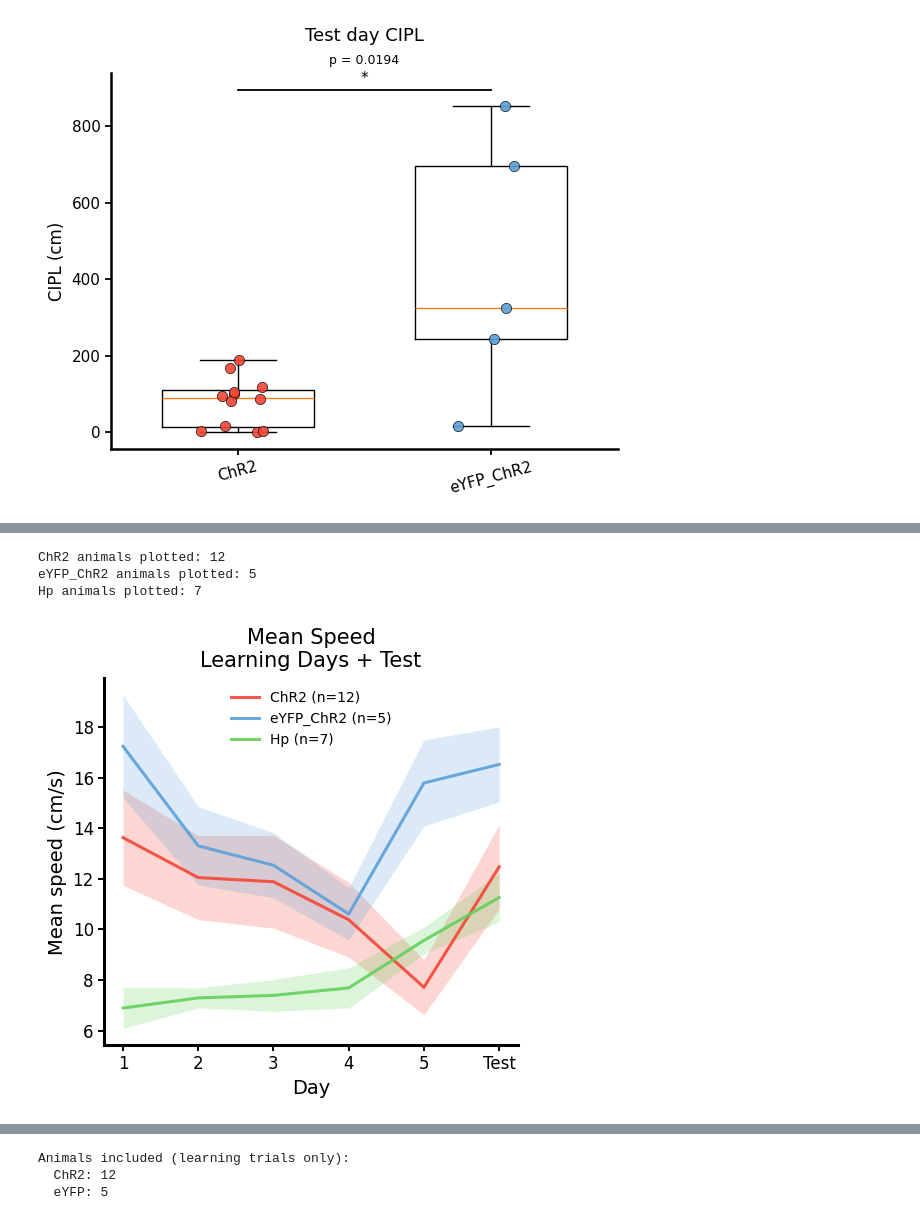
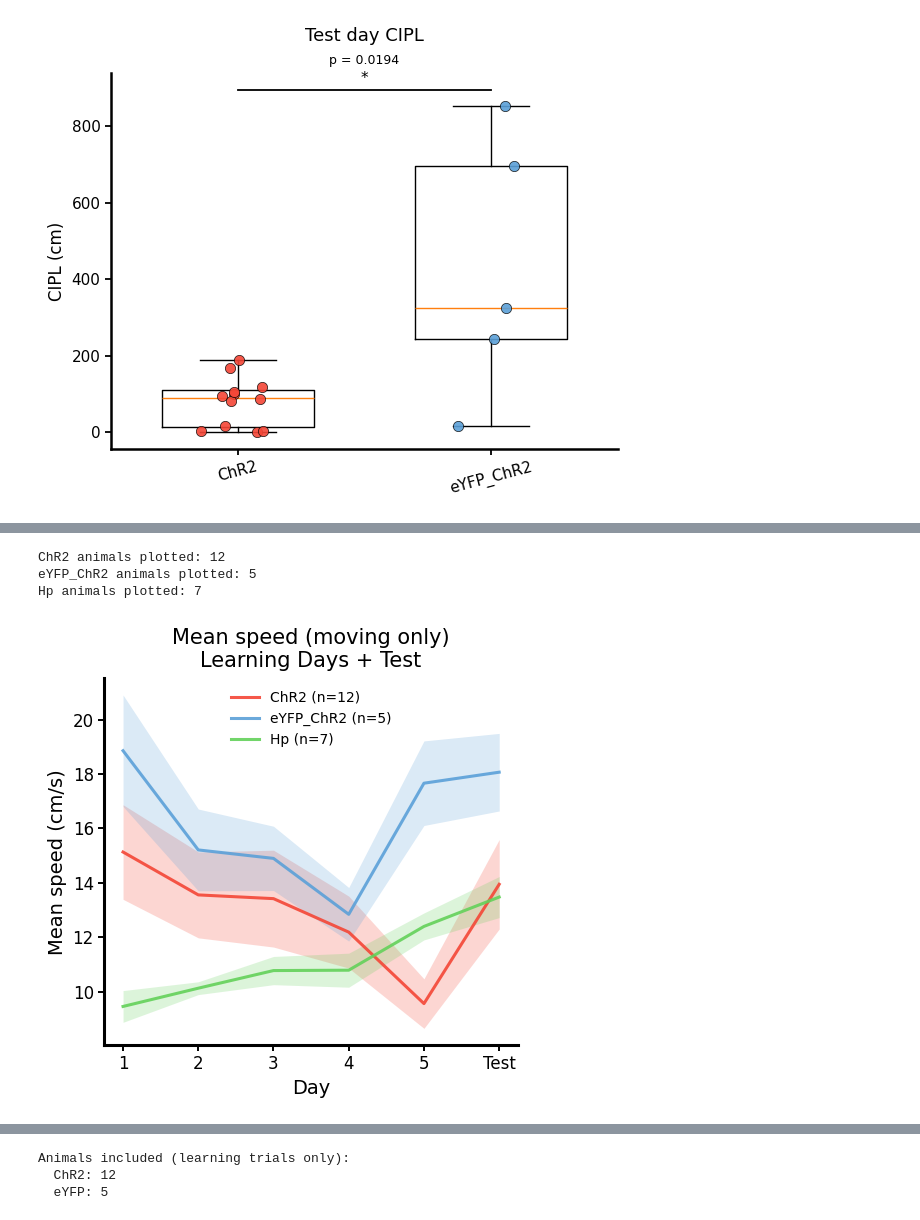
Before and after one commit to Koushouu/Cheeseboard, a Jupyter notebook: exploratory/distance_and_speed.ipynb, the cells around one changed output, grey strips where cells are left out. Saved outputs shown, nothing was run; the diff lists cells and outputs as text; code cells hidden in the pictures.

```diff
--- a/exploratory/distance_and_speed.ipynb
+++ b/exploratory/distance_and_speed.ipynb
@@ -166,7 +166,7 @@ def get_genotype_color(genotype=None):
     genotype_color['Hp'] = '#63D15Aff'
     genotype_color['ArchT'] = '#FF9BD6ff'
     genotype_color['eYFP_ArchT'] = '#5ba0d8ff'
-    genotype_color['wt'] = 'grey'
+    genotype_color['WT'] = 'grey'
     if genotype == None:
         return genotype_color
     else:
@@ -1139,5 +1623,13 @@ The file '/Users/stella/Desktop/PhD/paulsen_lab/Analysis/kou_analysis/cheeseboar
 # %%
-# plot mean speed
+import numpy as np
+import matplotlib.pyplot as plt
+
+# ============================================================
+# OPTION: choose which speed metric to plot
+#   'mean_speed'         -> includes still time
+#   'mean_speed_moving'  -> excludes still time
+# ============================================================
+SPEED_COL = 'mean_speed_moving'          # <-- change to 'mean_speed_moving' to plot moving-only
 
 # ---------------------------------------------------------------------
 # 1) Filter metadata: usable, not short, three genotypes, L or T
@@ -1146,10 +1638,8 @@ meta_LT = metadata[
     (metadata['usable'] == 1) &
     (metadata['short_duration'] != 1) &
     (metadata['genotype'].isin(['ChR2', 'eYFP_ChR2', 'Hp'])) &
-  #  (metadata['genotype'].isin(['ChR2', 'eYFP_ChR2', 'Hp'])) &
-   #  (metadata['genotype'].isin(['F231A', 'F231A_wt'])) & ~(metadata['id'].isin(['BQ', 'BP'])) &
     (metadata['trial_type'].isin(['L', 'T'])) &
-    (metadata['mean_speed'].notna())
+    (metadata[SPEED_COL].notna())
 ].copy()
 
 # Create plot_day: learning = 1–5, test = 6 (assigned per animal)
@@ -1183,7 +1673,7 @@ for sub in meta_LT['sub'].unique():
 plot_days = np.arange(1, 7)  # 1..6
 
 # ---------------------------------------------------------------------
-# 2) Helper: subject × day matrix (mean_speed), require complete days
+# 2) Helper: subject × day matrix (SPEED_COL), require complete days
 # ---------------------------------------------------------------------
 def build_genotype_matrix(meta_group, require_complete=True):
     perf_mat = []
@@ -1192,7 +1682,7 @@ def build_genotype_matrix(meta_group, require_complete=True):
     for sub in meta_group['sub'].unique():
         ms = meta_group[meta_group['sub'] == sub]
 
-        mean_by_day = ms.groupby('plot_day')['mean_speed'].mean()
+        mean_by_day = ms.groupby('plot_day')[SPEED_COL].mean()
         vals = np.array([mean_by_day.get(d, np.nan) for d in plot_days], dtype=float)
 
         if require_complete and np.any(np.isnan(vals)):
@@ -1211,8 +1701,6 @@ def build_genotype_matrix(meta_group, require_complete=True):
 meta_ChR2 = meta_LT[meta_LT['genotype'] == 'ChR2'].copy()
 meta_eYFP = meta_LT[meta_LT['genotype'] == 'eYFP_ChR2'].copy()
 meta_Hp   = meta_LT[meta_LT['genotype'] == 'Hp'].copy()
-#meta_ChR2 = meta_LT[meta_LT['genotype'] == 'F231A'].copy()
-#meta_eYFP = meta_LT[meta_LT['genotype'] == 'F231A_wt'].copy()
 
 mat_ChR2, subs_ChR2 = build_genotype_matrix(meta_ChR2, require_complete=True)
 mat_eYFP, subs_eYFP = build_genotype_matrix(meta_eYFP, require_complete=True)
@@ -1229,14 +1717,12 @@ plt.figure(figsize=(5,5))
 x_vals = plot_days - 1  # 0..5
 
 def plot_group_shaded(mat, subs, color, label, alpha_fill=0.22, alpha_line=0.9):
-
     if mat is None or len(subs) == 0:
         return
 
     mean_ = np.nanmean(mat, axis=0)
     sem_  = np.nanstd(mat, axis=0) / np.sqrt(mat.shape[0])
 
-    # shaded SEM
     plt.fill_between(
         x_vals,
         mean_ - sem_,
@@ -1246,18 +1732,16 @@ def plot_group_shaded(mat, subs, color, label, alpha_fill=0.22, alpha_line=0.9):
         linewidth=0
     )
 
-    # mean line
     plt.plot(
         x_vals,
         mean_,
-        '-',                # line only, no markers
+        '-',
         color=color,
         alpha=alpha_line,
         linewidth=2.2,
         label=f'{label} (n={len(subs)})'
     )
 
-# --- call for groups using your color function ---
 plot_group_shaded(mat_ChR2, subs_ChR2,
                   color=get_genotype_color('ChR2'),
                   label='ChR2')
@@ -1266,32 +1750,35 @@ plot_group_shaded(mat_eYFP, subs_eYFP,
                   color=get_genotype_color('eYFP_ChR2'),
                   label='eYFP_ChR2')
 
 plot_group_shaded(mat_Hp, subs_Hp,
                   color=get_genotype_color('Hp'),
                   label='Hp')
 
 # ------------------------------------------------------------
 # axis + style
 # ------------------------------------------------------------
 plt.xlabel('Day', fontsize=14)
 plt.ylabel('Mean speed (cm/s)', fontsize=14)
 
 plt.xticks(np.arange(6), ['1','2','3','4','5','Test'], fontsize=12)
 plt.yticks(fontsize=12)
 
 ax = plt.gca()
 ax.spines['bottom'].set_linewidth(2.2)
 ax.spines['left'].set_linewidth(2.2)
 ax.spines['top'].set_visible(False)
 ax.spines['right'].set_visible(False)
 ax.tick_params(direction='out', length=4, width=1.4)
 
 plt.legend(frameon=False)
-plt.title('Mean Speed\nLearning Days + Test', fontsize=15, pad=8)
+
+title_metric = "Mean speed" if SPEED_COL == "mean_speed" else "Mean speed (moving only)"
+plt.title(f'{title_metric}\nLearning Days + Test', fontsize=15, pad=8)
+
 plt.tight_layout()
 plt.show()
 # %% [output]
 ChR2 animals plotted: 12
 eYFP_ChR2 animals plotted: 5
 Hp animals plotted: 7
-[figure, old version]
+[figure, new version]
```
Also changed, not shown: parts of 9 cells of this notebook, 2 other files.
